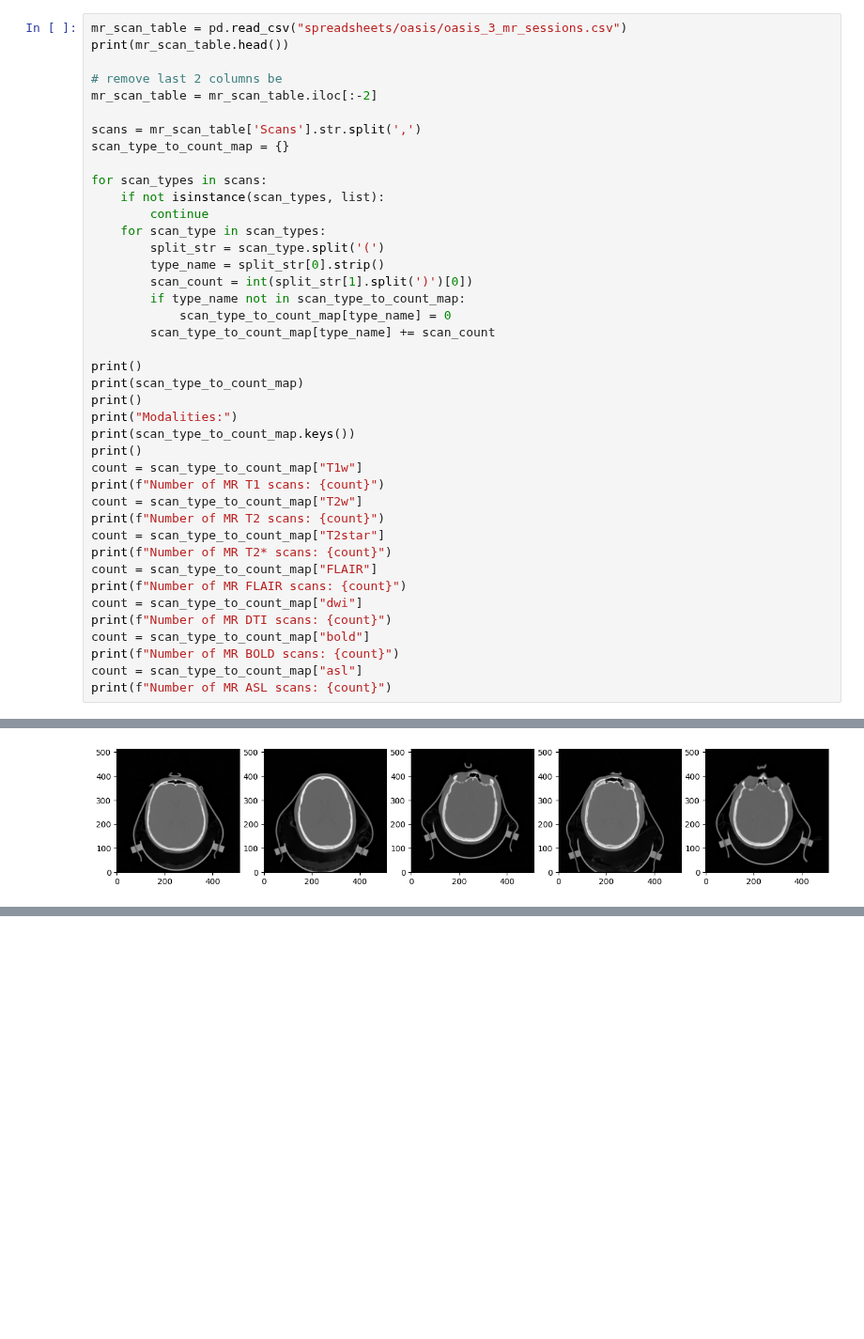
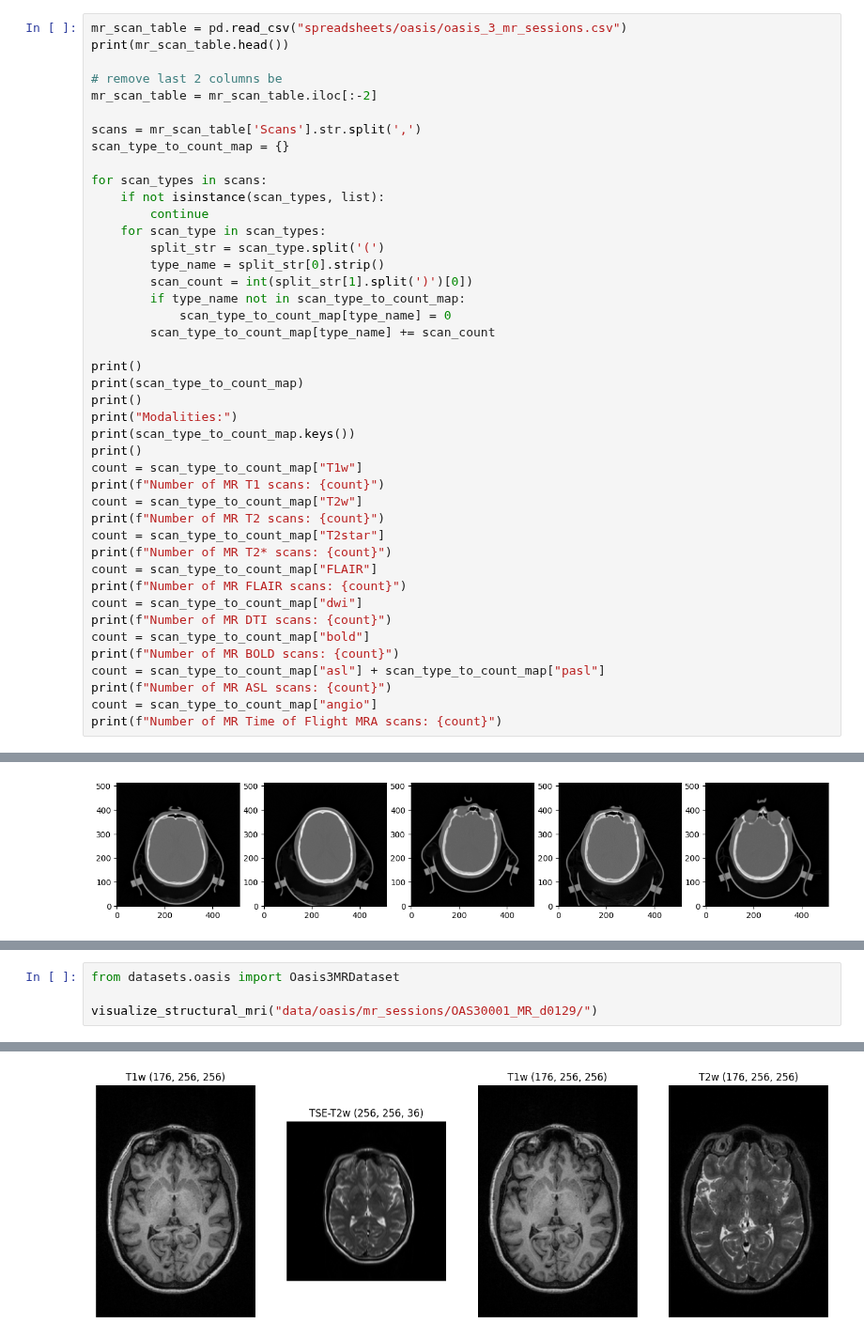
Before and after one commit to KnightTec/mlmi-project, a Jupyter notebook: oasis_3.ipynb, the cells around one changed output, grey strips where cells are left out. Shown at 94% size. Cells and saved outputs as stored; diff of their text form; blank space fills up the shorter version.

```diff
--- a/oasis_3.ipynb
+++ b/oasis_3.ipynb
@@ -85,8 +88,10 @@ count = scan_type_to_count_map["dwi"]
 print(f"Number of MR DTI scans: {count}")
 count = scan_type_to_count_map["bold"]
 print(f"Number of MR BOLD scans: {count}")
-count = scan_type_to_count_map["asl"]
+count = scan_type_to_count_map["asl"] + scan_type_to_count_map["pasl"]
 print(f"Number of MR ASL scans: {count}")
+count = scan_type_to_count_map["angio"]
+print(f"Number of MR Time of Flight MRA scans: {count}")
 # %% [output]
                MR ID  Date   Subject   Age Scanner  \
 0  OAS30001_MR_d0129   NaN  OAS30001  65.0    3.0T
@@ -221,0 +235,5 @@ plt.show()
+# %%
+from datasets.oasis import Oasis3MRDataset
+
+visualize_structural_mri("data/oasis/mr_sessions/OAS30001_MR_d0129/")
+# %% [output]
@@ -221,0 +244 @@ plt.show()
+[figure, added]
```
Also changed, not shown: parts of 13 cells of this notebook, 2 other files.
